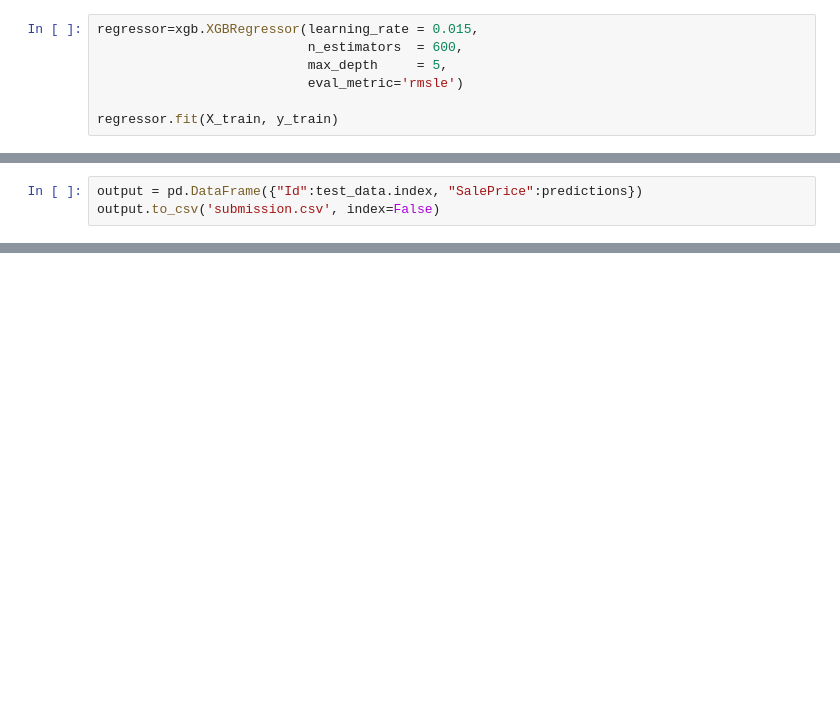
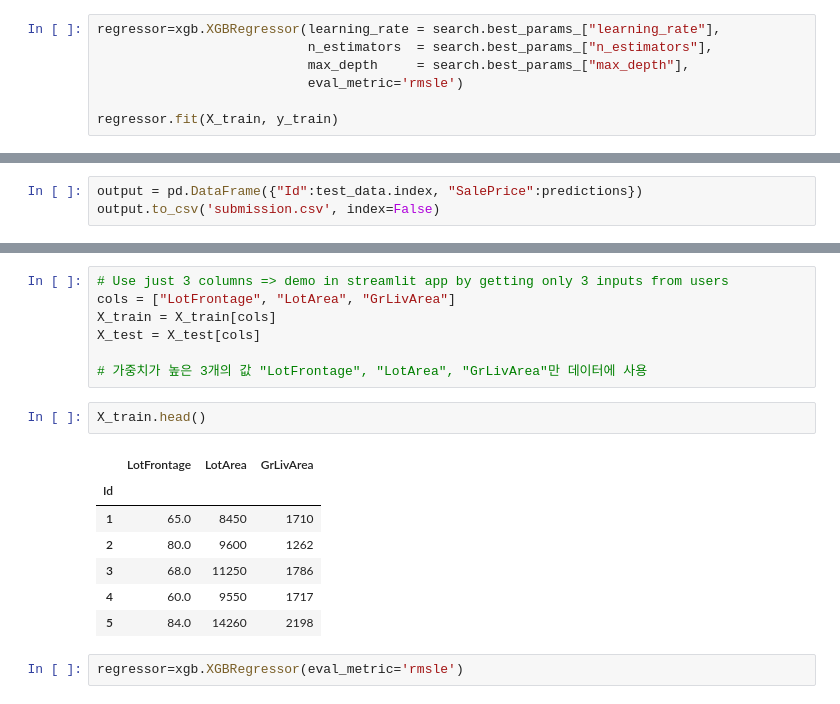
Before and after one commit to kim-minjae-22/workspace, a Jupyter notebook: tutorial-house-price-prediction.ipynb, the cells around one changed output, grey strips where cells are left out. Drawn from its saved outputs; the diff is of its cells as text; blank space fills up the shorter version.

```diff
--- a/tutorial-house-price-prediction.ipynb
+++ b/tutorial-house-price-prediction.ipynb
@@ -51,7 +62,7 @@ KeyboardInterrupt:
 # %%
-regressor=xgb.XGBRegressor(learning_rate = 0.015,
-                           n_estimators  = 600,
-                           max_depth     = 5,
+regressor=xgb.XGBRegressor(learning_rate = search.best_params_["learning_rate"],
+                           n_estimators  = search.best_params_["n_estimators"],
+                           max_depth     = search.best_params_["max_depth"],
                            eval_metric='rmsle')
 
 regressor.fit(X_train, y_train)
@@ -94,2 +122,21 @@ plt.show();
 # %% [output]
 [figure]
+# %%
+# Use just 3 columns => demo in streamlit app by getting only 3 inputs from users
+cols = ["LotFrontage", "LotArea", "GrLivArea"]
+X_train = X_train[cols]
+X_test = X_test[cols]
+
+# 가중치가 높은 3개의 값 "LotFrontage", "LotArea", "GrLivArea"만 데이터에 사용
+# %%
+X_train.head()
+# %% [output]
+|  | LotFrontage | LotArea | GrLivArea |
+| Id |  |  |  |
+| 1 | 65.0 | 8450 | 1710 |
+| 2 | 80.0 | 9600 | 1262 |
+| 3 | 68.0 | 11250 | 1786 |
+| 4 | 60.0 | 9550 | 1717 |
+| 5 | 84.0 | 14260 | 2198 |
+# %%
+regressor=xgb.XGBRegressor(eval_metric='rmsle')
```
Also changed, not shown: parts of 12 cells of this notebook.
